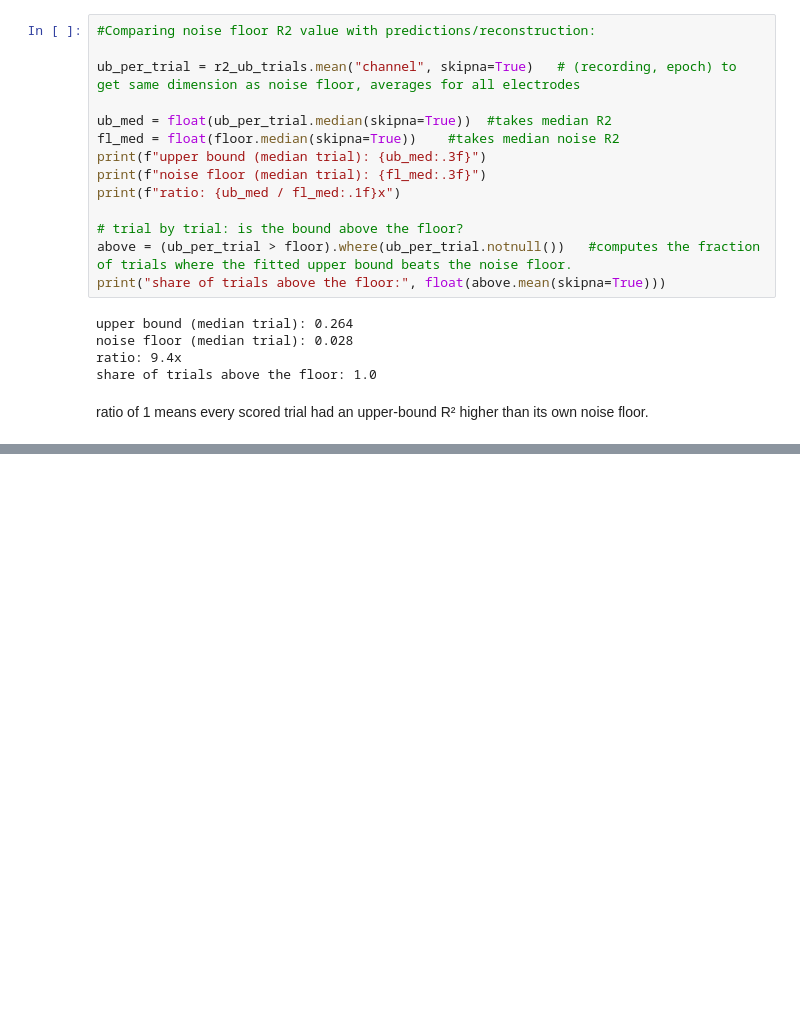
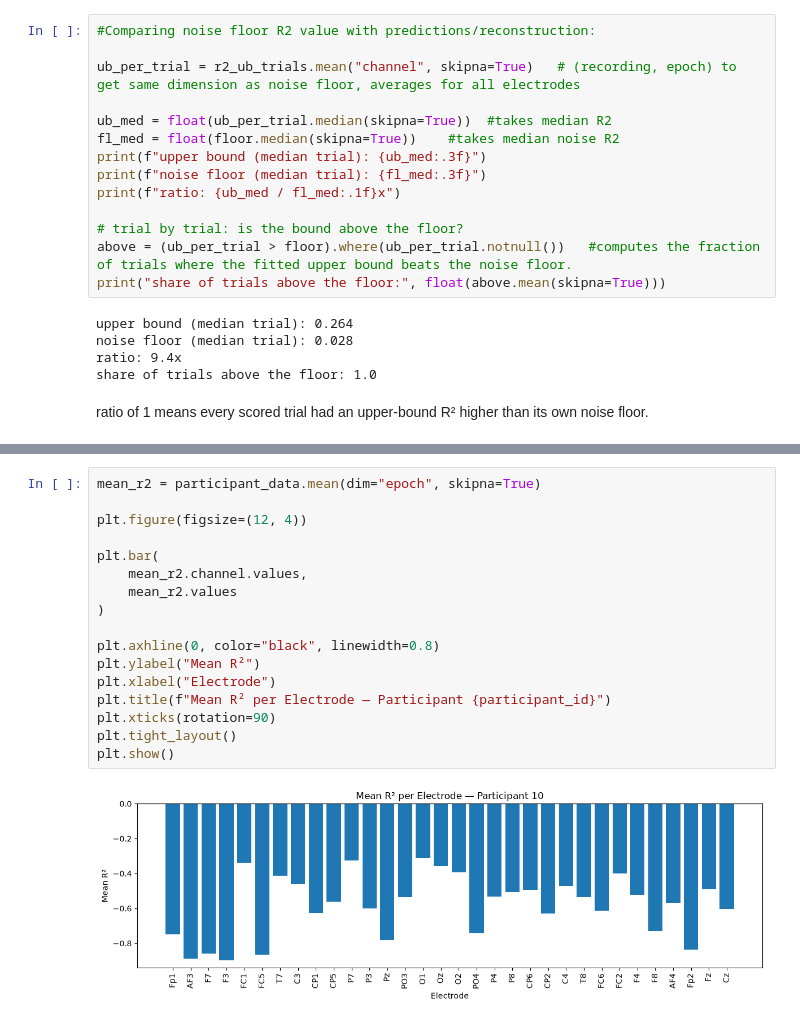
Before and after one commit to cleliamr/EEG_prediction, a Jupyter notebook: main.ipynb, the cells around one changed output, grey strips where cells are left out. Drawn from its saved outputs; the diff is of its cells as text; blank space fills up the shorter version.

```diff
--- a/main.ipynb
+++ b/main.ipynb
@@ -464,0 +571,19 @@ ratio of 1 means every scored trial had an upper-bound R² higher than its own n
+# %%
+mean_r2 = participant_data.mean(dim="epoch", skipna=True)
+
+plt.figure(figsize=(12, 4))
+
+plt.bar(
+    mean_r2.channel.values,
+    mean_r2.values
+)
+
+plt.axhline(0, color="black", linewidth=0.8)
+plt.ylabel("Mean R²")
+plt.xlabel("Electrode")
+plt.title(f"Mean R² per Electrode — Participant {participant_id}")
+plt.xticks(rotation=90)
+plt.tight_layout()
+plt.show()
+# %% [output]
+[figure, added]
```
Also changed, not shown: parts of 18 cells of this notebook.
